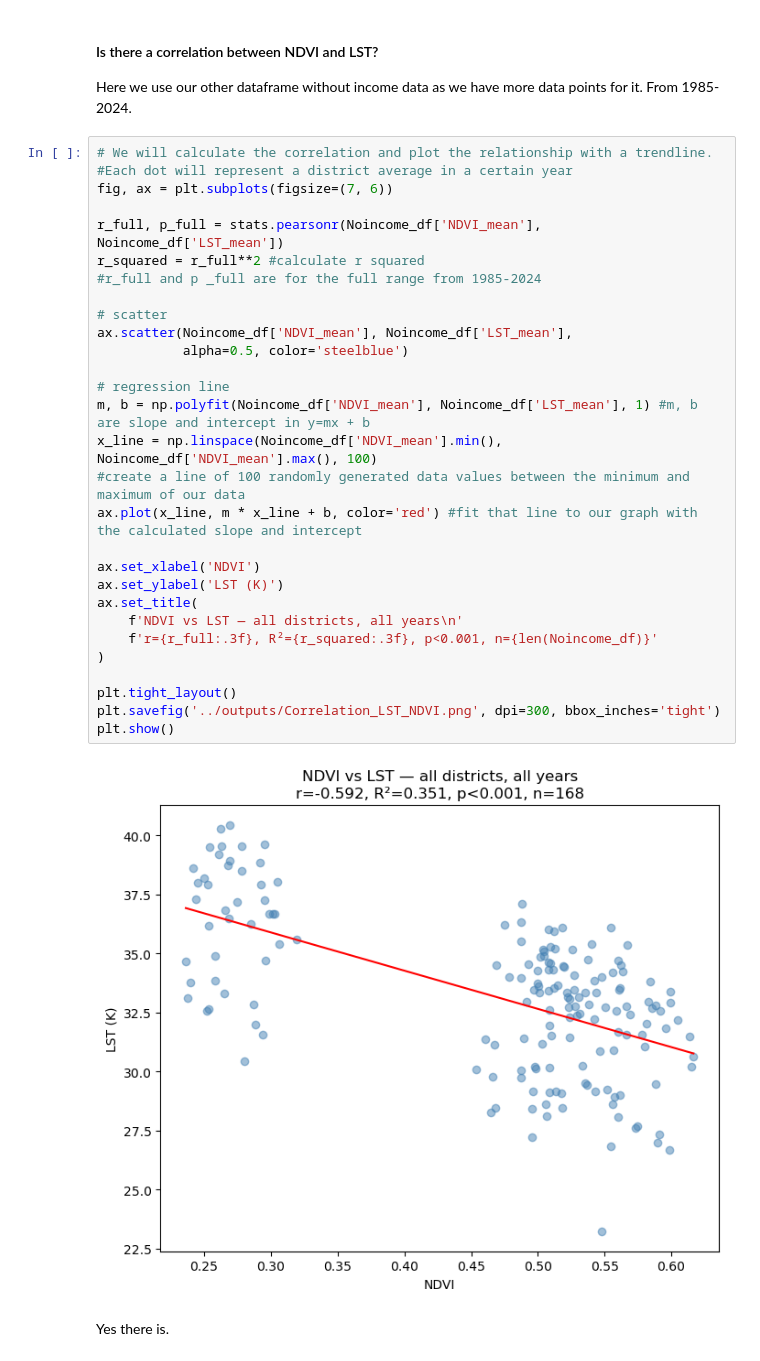
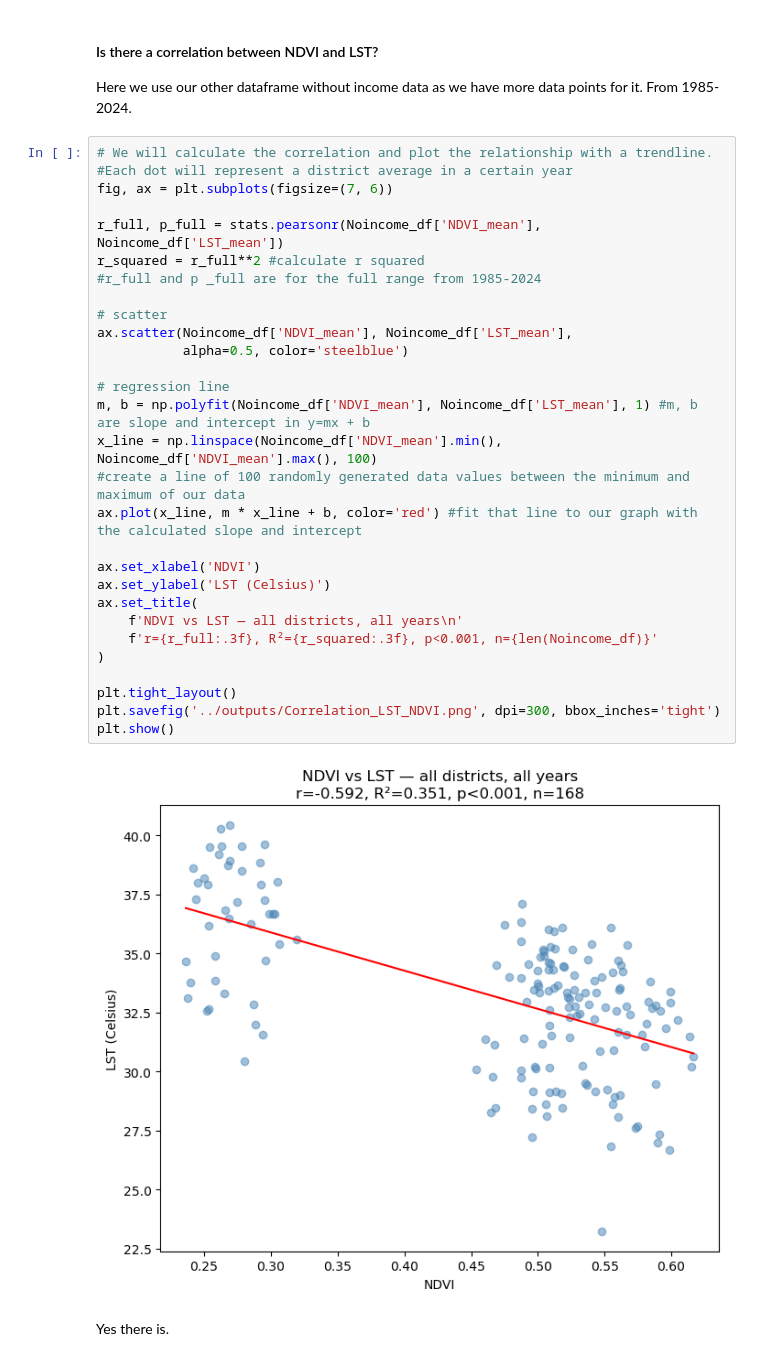
Before and after one commit to staehelinhenrimax-droid/Zurich_Heat, a Jupyter notebook: Notebooks/Worfklow.ipynb, the cells around one changed output. Cells and saved outputs as stored; diff of their text form.

```diff
--- a/Notebooks/Worfklow.ipynb
+++ b/Notebooks/Worfklow.ipynb
@@ -652,33 +650,33 @@ Here we use our other dataframe without income data as we have more data points
 # %%
 # We will calculate the correlation and plot the relationship with a trendline.
 #Each dot will represent a district average in a certain year
 fig, ax = plt.subplots(figsize=(7, 6))
 
 r_full, p_full = stats.pearsonr(Noincome_df['NDVI_mean'], Noincome_df['LST_mean'])
 r_squared = r_full**2 #calculate r squared
 #r_full and p _full are for the full range from 1985-2024
 
 # scatter
 ax.scatter(Noincome_df['NDVI_mean'], Noincome_df['LST_mean'],
            alpha=0.5, color='steelblue')
 
 # regression line
 m, b = np.polyfit(Noincome_df['NDVI_mean'], Noincome_df['LST_mean'], 1) #m, b are slope and intercept in y=mx + b
 x_line = np.linspace(Noincome_df['NDVI_mean'].min(), Noincome_df['NDVI_mean'].max(), 100)
 #create a line of 100 randomly generated data values between the minimum and maximum of our data
 ax.plot(x_line, m * x_line + b, color='red') #fit that line to our graph with the calculated slope and intercept
 
 ax.set_xlabel('NDVI')
-ax.set_ylabel('LST (K)')
+ax.set_ylabel('LST (Celsius)')
 ax.set_title(
     f'NDVI vs LST — all districts, all years\n'
     f'r={r_full:.3f}, R²={r_squared:.3f}, p<0.001, n={len(Noincome_df)}'
 )
 
 plt.tight_layout()
 plt.savefig('../outputs/Correlation_LST_NDVI.png', dpi=300, bbox_inches='tight')
 plt.show()
 # %% [output]
-[figure, old version]
+[figure, new version]
 # %% [markdown]
 Yes there is.
```
Also changed, not shown: parts of 21 cells of this notebook, 3 other files.
